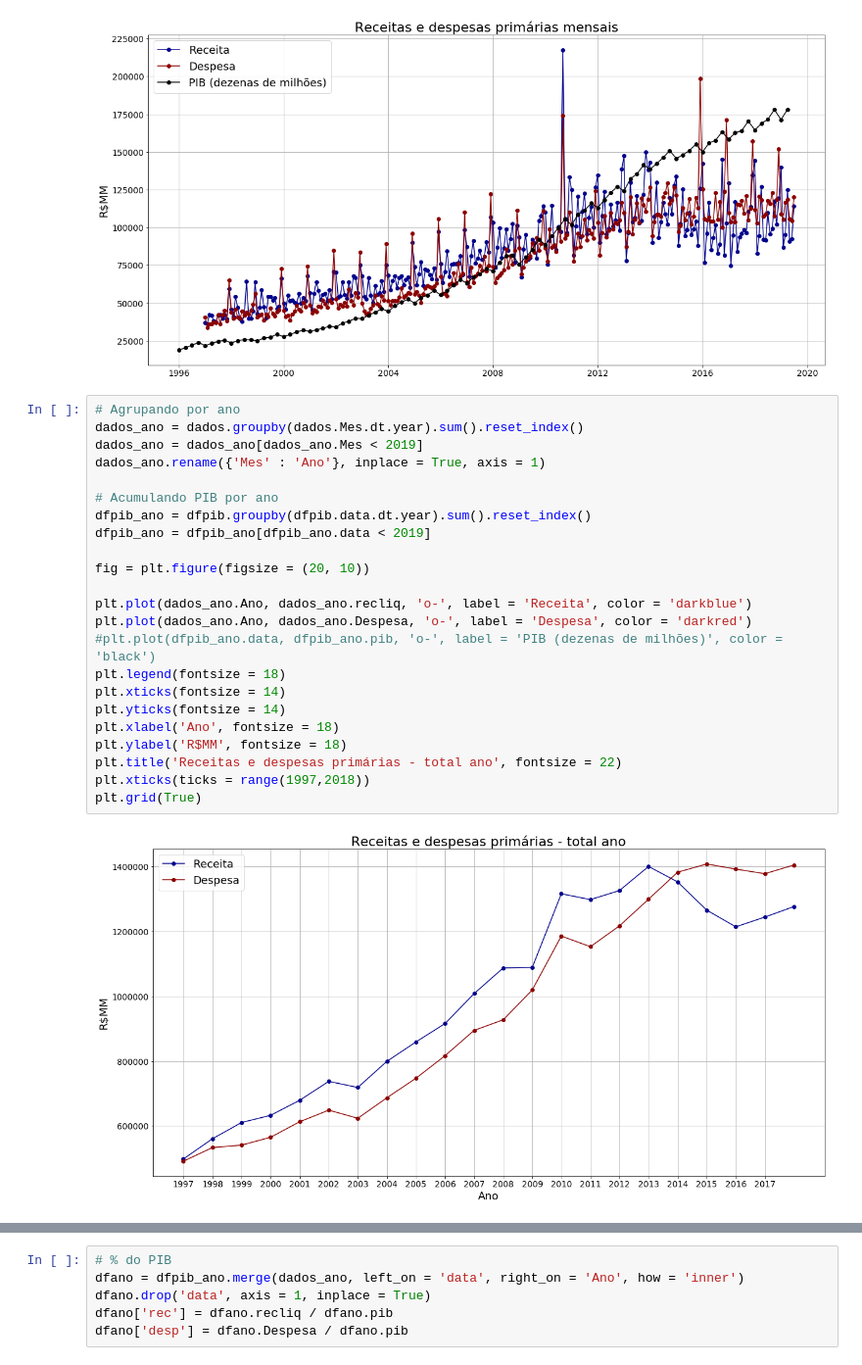
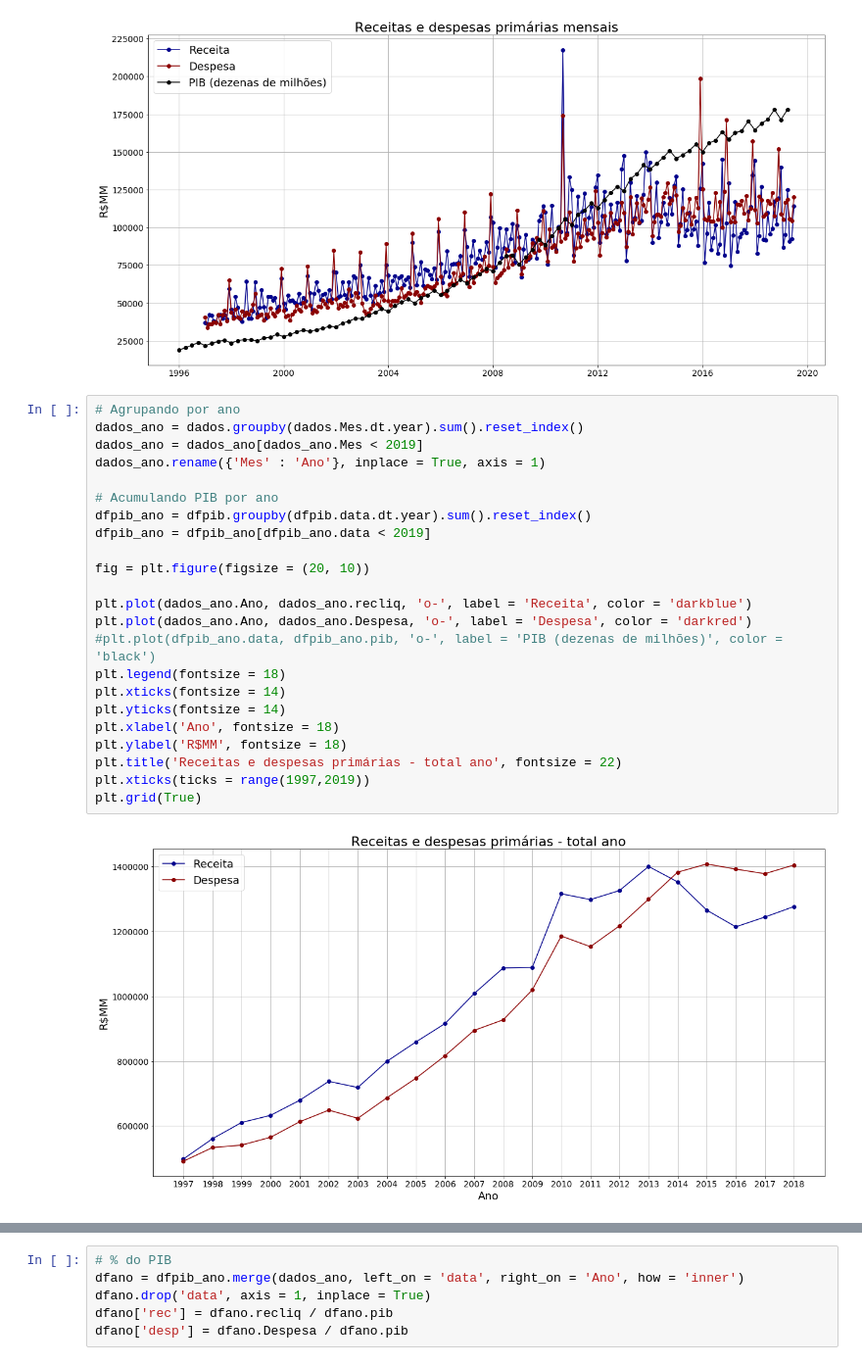
Before and after one commit to paulohubert/resultado_primario, a Jupyter notebook: analise_resultado_primario.ipynb, the cells around one changed output, grey strips where cells are left out. Shown at 98% size. Drawn from its saved outputs; the diff is of its cells as text.

```diff
--- a/analise_resultado_primario.ipynb
+++ b/analise_resultado_primario.ipynb
@@ -65,25 +65,25 @@ plt.grid(True)
 # %%
 # Agrupando por ano
 dados_ano = dados.groupby(dados.Mes.dt.year).sum().reset_index()
 dados_ano = dados_ano[dados_ano.Mes < 2019]
 dados_ano.rename({'Mes' : 'Ano'}, inplace = True, axis = 1)
 
 # Acumulando PIB por ano
 dfpib_ano = dfpib.groupby(dfpib.data.dt.year).sum().reset_index()
 dfpib_ano = dfpib_ano[dfpib_ano.data < 2019]
 
 fig = plt.figure(figsize = (20, 10))
 
 plt.plot(dados_ano.Ano, dados_ano.recliq, 'o-', label = 'Receita', color = 'darkblue')
 plt.plot(dados_ano.Ano, dados_ano.Despesa, 'o-', label = 'Despesa', color = 'darkred')
 #plt.plot(dfpib_ano.data, dfpib_ano.pib, 'o-', label = 'PIB (dezenas de milhões)', color = 'black')
 plt.legend(fontsize = 18)
 plt.xticks(fontsize = 14)
 plt.yticks(fontsize = 14)
 plt.xlabel('Ano', fontsize = 18)
 plt.ylabel('R$MM', fontsize = 18)
 plt.title('Receitas e despesas primárias - total ano', fontsize = 22)
-plt.xticks(ticks = range(1997,2018))
+plt.xticks(ticks = range(1997,2019))
 plt.grid(True)
 # %% [output]
-[figure, old version]
+[figure, new version]
```
Also changed, not shown: parts of 5 cells of this notebook.
